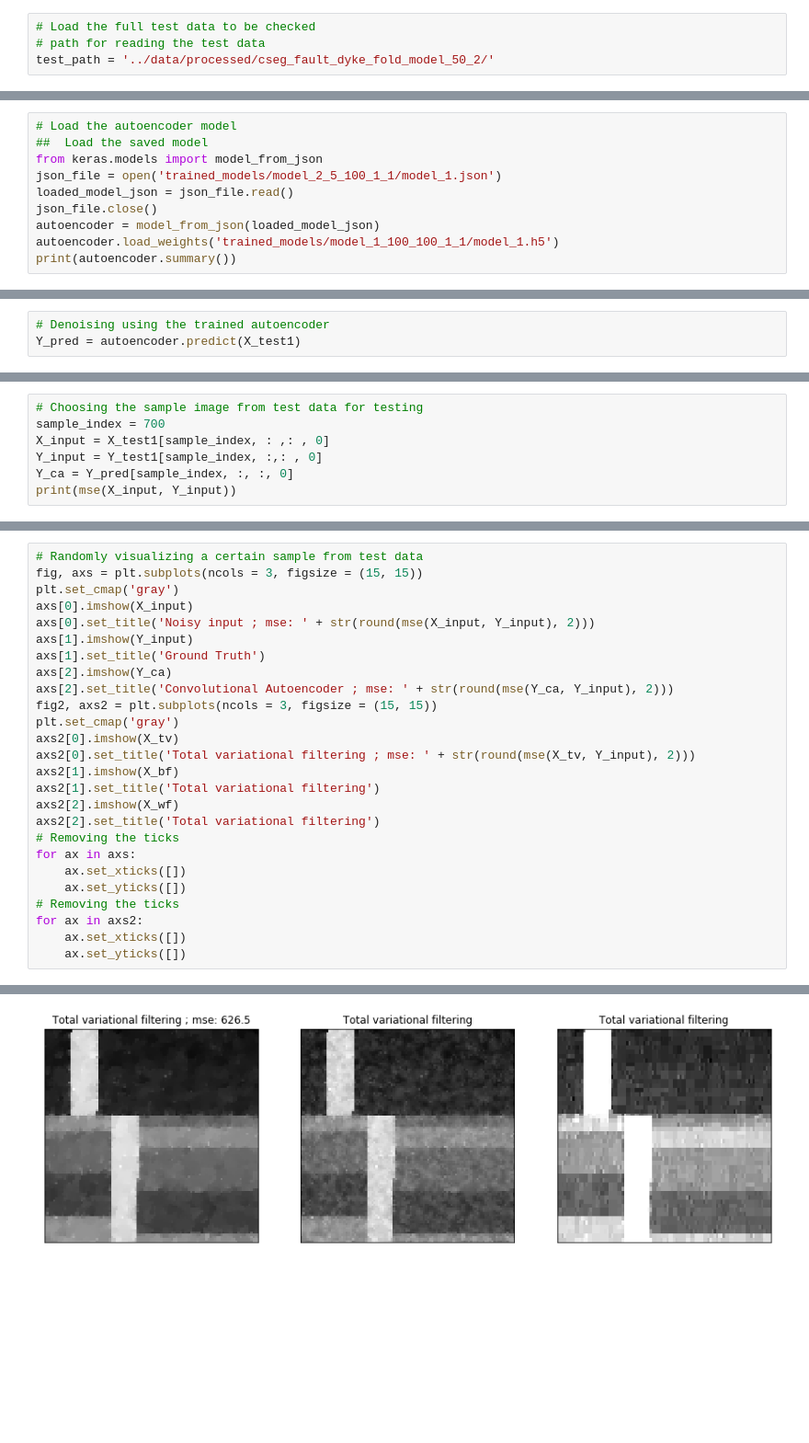
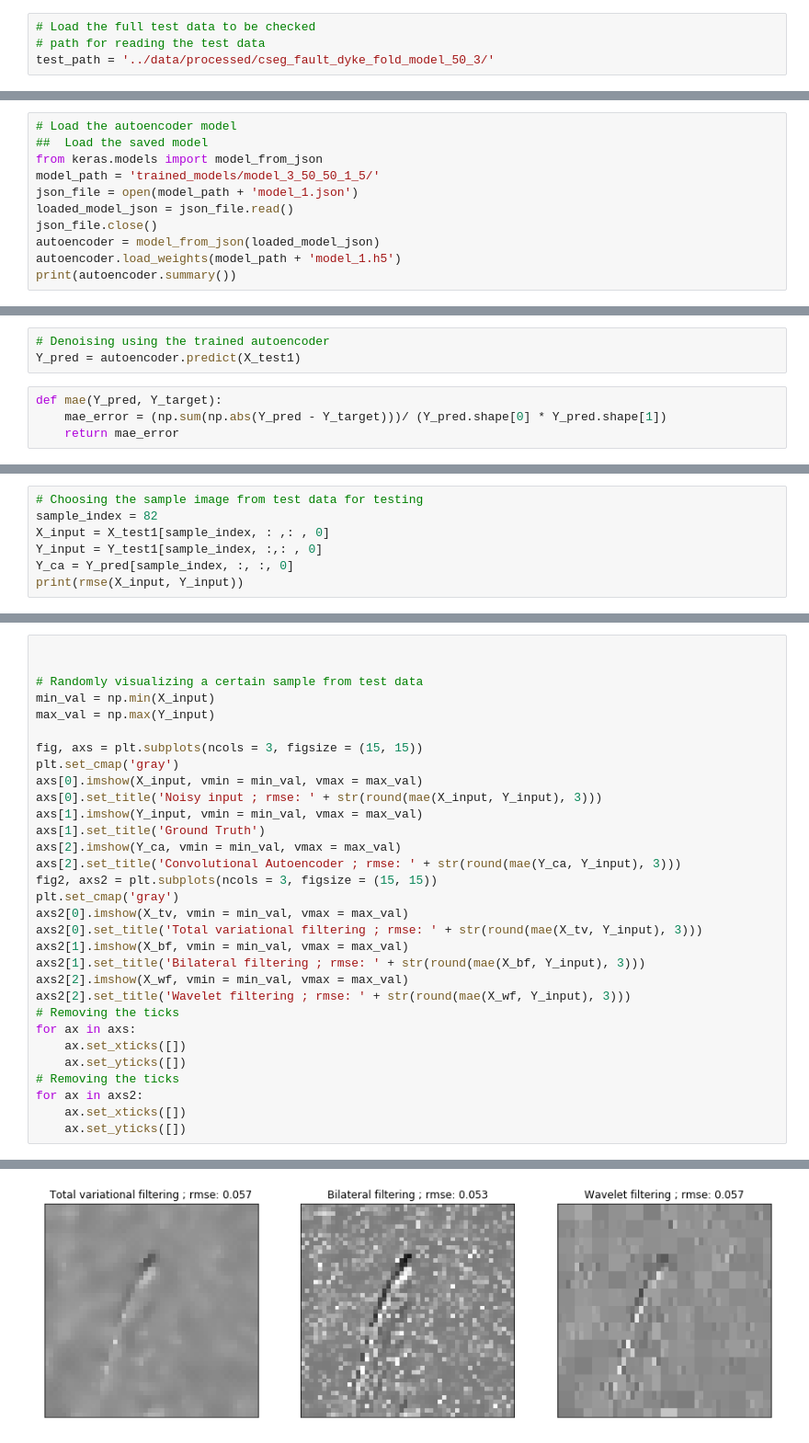
Before and after one commit to dkgupta90/denoise-convautoencoder, a Jupyter notebook: code/test_filtering.ipynb, the cells around one changed output, grey strips where cells are left out. Shown at 92% size. Drawn from its saved outputs; the diff is of its cells as text; blank space fills up the shorter version.

```diff
--- a/code/test_filtering.ipynb
+++ b/code/test_filtering.ipynb
@@ -8,7 +8,7 @@ from keras import losses
 # %%
 # Load the full test data to be checked
 # path for reading the test data
-test_path = '../data/processed/cseg_fault_dyke_fold_model_50_2/'
+test_path = '../data/processed/cseg_fault_dyke_fold_model_50_3/'
 # %%
 # Read test data and rearrange it
 X_test = np.load(test_path + 'X_test.npy')
@@ -19,11 +19,12 @@ Y_test1 = np.expand_dims(Y_test, axis = 3)
 # Load the autoencoder model
 ##  Load the saved model
 from keras.models import model_from_json
-json_file = open('trained_models/model_2_5_100_1_1/model_1.json')
+model_path = 'trained_models/model_3_50_50_1_5/'
+json_file = open(model_path + 'model_1.json')
 loaded_model_json = json_file.read()
 json_file.close()
 autoencoder = model_from_json(loaded_model_json)
-autoencoder.load_weights('trained_models/model_1_100_100_1_1/model_1.h5')
+autoencoder.load_weights(model_path + 'model_1.h5')
 print(autoencoder.summary())
 # %% [output]
 _________________________________________________________________
@@ -46,4 +47,8 @@ None
 # %%
 # Denoising using the trained autoencoder
 Y_pred = autoencoder.predict(X_test1)
+# %%
+def mae(Y_pred, Y_target):
+    mae_error = (np.sum(np.abs(Y_pred - Y_target)))/ (Y_pred.shape[0] * Y_pred.shape[1])
+    return mae_error
 # %%
@@ -53,8 +58,8 @@ def mse(Y_pred, Y_target):
 # %%
 # Choosing the sample image from test data for testing
-sample_index = 700
+sample_index = 82
 X_input = X_test1[sample_index, : ,: , 0]
 Y_input = Y_test1[sample_index, :,: , 0]
 Y_ca = Y_pred[sample_index, :, :, 0]
-print(mse(X_input, Y_input))
+print(rmse(X_input, Y_input))
 # %% [output]
@@ -83,21 +88,26 @@ print(mse(X_wf, Y_input))
 # %%
+
+
 # Randomly visualizing a certain sample from test data
+min_val = np.min(X_input)
+max_val = np.max(Y_input)
+
 fig, axs = plt.subplots(ncols = 3, figsize = (15, 15))
 plt.set_cmap('gray')
-axs[0].imshow(X_input)
-axs[0].set_title('Noisy input ; mse: ' + str(round(mse(X_input, Y_input), 2)))
-axs[1].imshow(Y_input)
+axs[0].imshow(X_input, vmin = min_val, vmax = max_val)
+axs[0].set_title('Noisy input ; rmse: ' + str(round(mae(X_input, Y_input), 3)))
+axs[1].imshow(Y_input, vmin = min_val, vmax = max_val)
 axs[1].set_title('Ground Truth')
-axs[2].imshow(Y_ca)
-axs[2].set_title('Convolutional Autoencoder ; mse: ' + str(round(mse(Y_ca, Y_input), 2)))
+axs[2].imshow(Y_ca, vmin = min_val, vmax = max_val)
+axs[2].set_title('Convolutional Autoencoder ; rmse: ' + str(round(mae(Y_ca, Y_input), 3)))
 fig2, axs2 = plt.subplots(ncols = 3, figsize = (15, 15))
 plt.set_cmap('gray')
-axs2[0].imshow(X_tv)
-axs2[0].set_title('Total variational filtering ; mse: ' + str(round(mse(X_tv, Y_input), 2)))
-axs2[1].imshow(X_bf)
-axs2[1].set_title('Total variational filtering')
-axs2[2].imshow(X_wf)
-axs2[2].set_title('Total variational filtering')
+axs2[0].imshow(X_tv, vmin = min_val, vmax = max_val)
+axs2[0].set_title('Total variational filtering ; rmse: ' + str(round(mae(X_tv, Y_input), 3)))
+axs2[1].imshow(X_bf, vmin = min_val, vmax = max_val)
+axs2[1].set_title('Bilateral filtering ; rmse: ' + str(round(mae(X_bf, Y_input), 3)))
+axs2[2].imshow(X_wf, vmin = min_val, vmax = max_val)
+axs2[2].set_title('Wavelet filtering ; rmse: ' + str(round(mae(X_wf, Y_input), 3)))
 # Removing the ticks
 for ax in axs:
     ax.set_xticks([])
@@ -111,4 +121,4 @@ for ax in axs2:
-[figure, old version]
+[figure, new version]
 # %%
 # Printing the error values
 print('Initial error : ', mse(X_input, Y_input))
```
Also changed, not shown: parts of 9 cells of this notebook, 14 other files.
